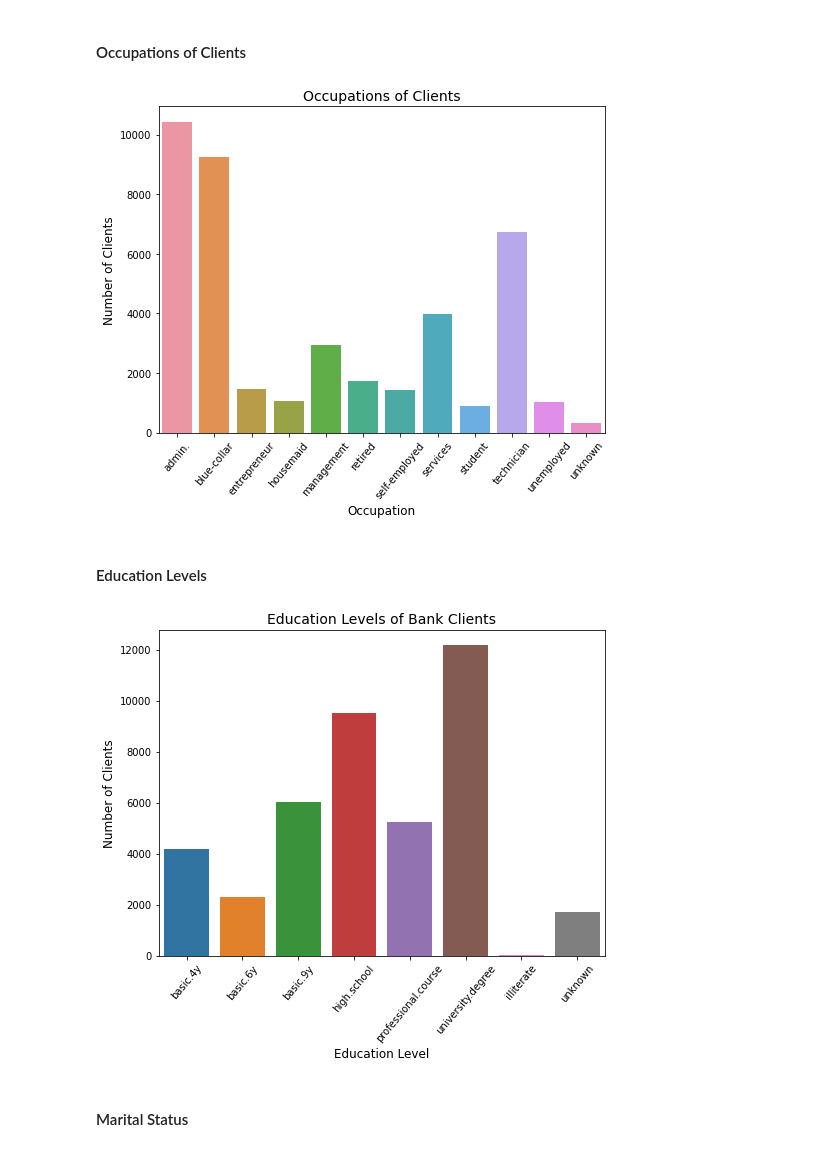
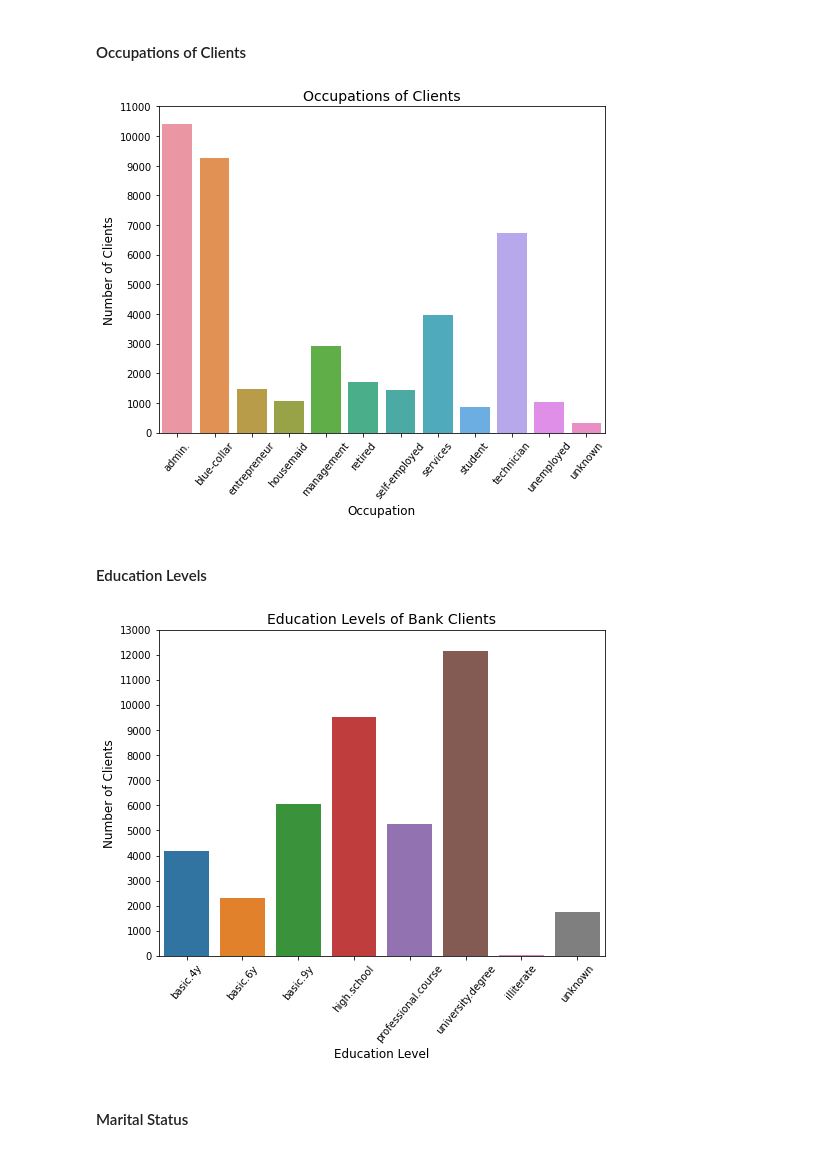
Before and after one commit to MarkLee7925/Bank-Marketing-Classification, a Jupyter notebook: BankMarketingClassification.ipynb, the cells around one changed output. Drawn from its saved outputs; the diff is of its cells as text; code cells hidden in the pictures.

```diff
--- a/BankMarketingClassification.ipynb
+++ b/BankMarketingClassification.ipynb
@@ -107,36 +151,43 @@ plt.show()
 # %% [markdown]
 #### Occupations of Clients
 # %%
-plt.figure(figsize=(8, 6))
-job_order = ['admin.','blue-collar','entrepreneur','housemaid','management',
-             'retired','self-employed','services','student','technician',
-             'unemployed','unknown']
+# Define figure
+occupations = plt.figure(figsize=(8, 6))
+
+# Occupation of clients
+occupations = sns.countplot(x=df['job'], order=occupation_order)
+# Adjust X and Y-Axes
 plt.xticks(rotation=50)
-plt.yticks(np.arange(0, 14000, 2000))
-sns.countplot(x=df['job'], order=job_order)
+plt.yticks(np.arange(0, 12000, 1000))
+# Plot title and labels
 plt.xlabel('Occupation', fontsize=12)
 plt.ylabel('Number of Clients', fontsize=12)
 plt.title('Occupations of Clients', fontsize=14)
+
+# Show figure
 plt.show()
 # %% [output]
-[figure, old version]
+[figure, new version]
 # %% [markdown]
 #### Education Levels
 # %%
-plt.figure(figsize=(8, 6))
+# Define figure
+education_levels = plt.figure(figsize=(8, 6))
+
+# Education Levels
+education_levels = sns.countplot(x=df['education'], order=education_order)
+# Adjust X and Y-Axes
 plt.xticks(rotation=50)
-plt.yticks(np.arange(0, 14000, 2000))
-education_order = ['basic.4y', 'basic.6y', 'basic.9y', 'high.school',
-                   'professional.course', 'university.degree', 'illiterate',
-                   'unknown']
-gender_dist = df['education']
-gender_plot = sns.countplot(x=df['education'], order=education_order)
+plt.yticks(np.arange(0, 14000, 1000))
+# Plot title and labels
 plt.xlabel('Education Level', fontsize=12)
 plt.ylabel('Number of Clients', fontsize=12)
 plt.title('Education Levels of Bank Clients', fontsize=14)
+
+# Show figure
 plt.show()
 # %% [output]
-[figure, old version]
+[figure, new version]
 # %% [markdown]
 #### Marital Status
 # %%
```
Also changed, not shown: parts of 89 cells of this notebook.
